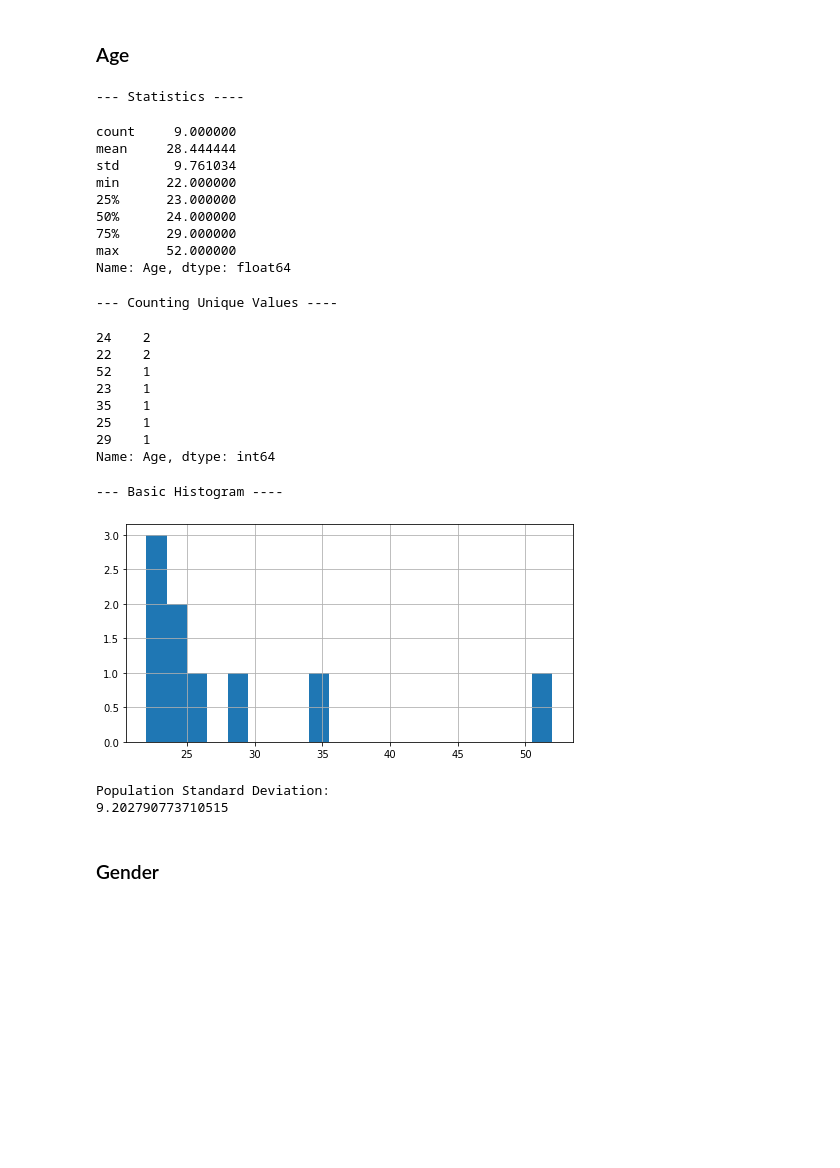
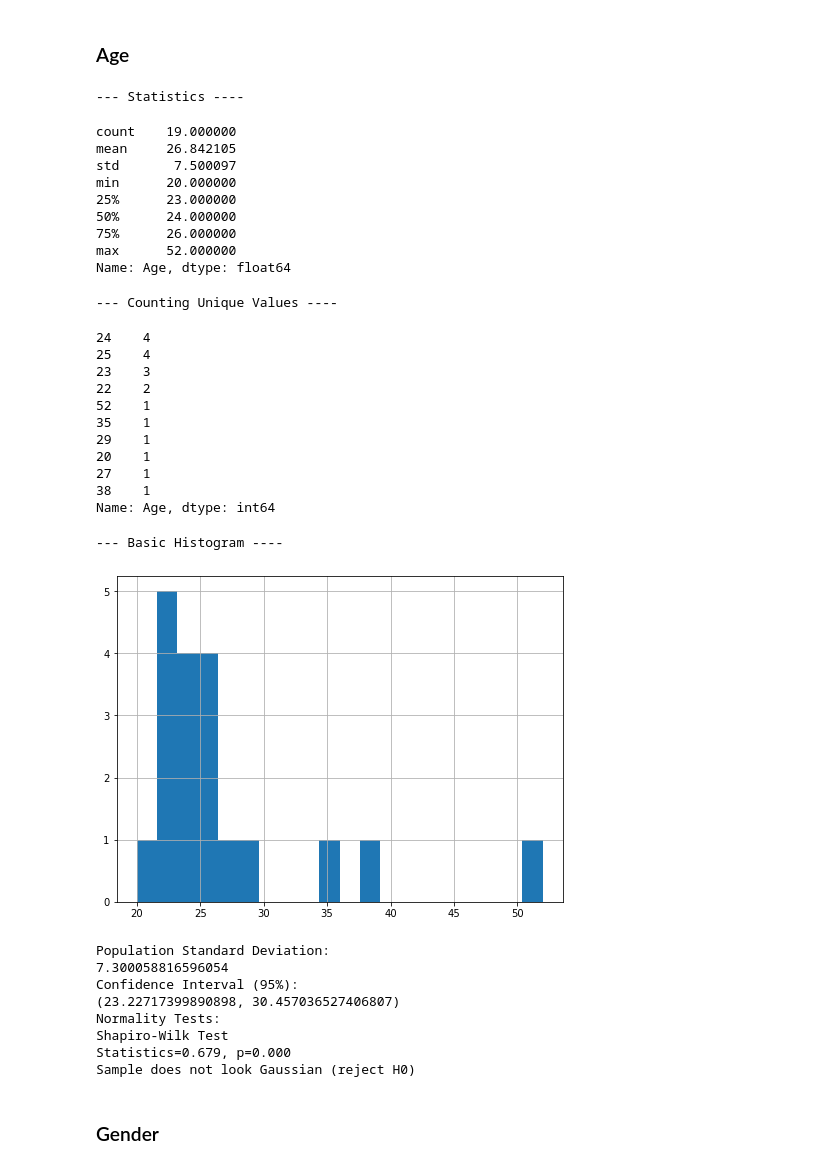
Before and after one commit to YanuX-Framework/YanuX-Cruncher, a Jupyter notebook: YanuXSkeletronUserStudy.ipynb, the cells around one changed output. Cells and saved outputs as stored; diff of their text form; code cells hidden in the pictures; blank space fills up the shorter version.

```diff
--- a/YanuXSkeletronUserStudy.ipynb
+++ b/YanuXSkeletronUserStudy.ipynb
@@ -69,32 +184,45 @@ data_demographics
 # %%
 data_demographics_age = data_demographics['Age']
 print_stats(data_demographics_age, hist_bins=20)
 print('Population Standard Deviation:')
 print(data_demographics_age.std(ddof=0))
+print('Confidence Interval (95%):')
+print(confidence_interval_t(data_demographics_age))
+print('Normality Tests:')
+normality_tests(data_demographics_age)
 # %% [output]
 --- Statistics ----
-count     9.000000
-mean     28.444444
-std       9.761034
-min      22.000000
+count    19.000000
+mean     26.842105
+std       7.500097
+min      20.000000
 25%      23.000000
 50%      24.000000
-75%      29.000000
+75%      26.000000
 max      52.000000
 Name: Age, dtype: float64
 --- Counting Unique Values ----
-24    2
+24    4
+25    4
+23    3
 22    2
 52    1
-23    1
 35    1
-25    1
 29    1
+20    1
+27    1
+38    1
 Name: Age, dtype: int64
 --- Basic Histogram ----
-[figure, old version]
+[figure, new version]
 Population Standard Deviation:
-9.202790773710515
+7.300058816596054
+Confidence Interval (95%):
+(23.22717399890898, 30.457036527406807)
+Normality Tests:
+Shapiro-Wilk Test
+Statistics=0.679, p=0.000
+Sample does not look Gaussian (reject H0)
 # %% [markdown]
 ### Gender
 # %%
```
Also changed, not shown: parts of 66 cells of this notebook, 1 other file.
